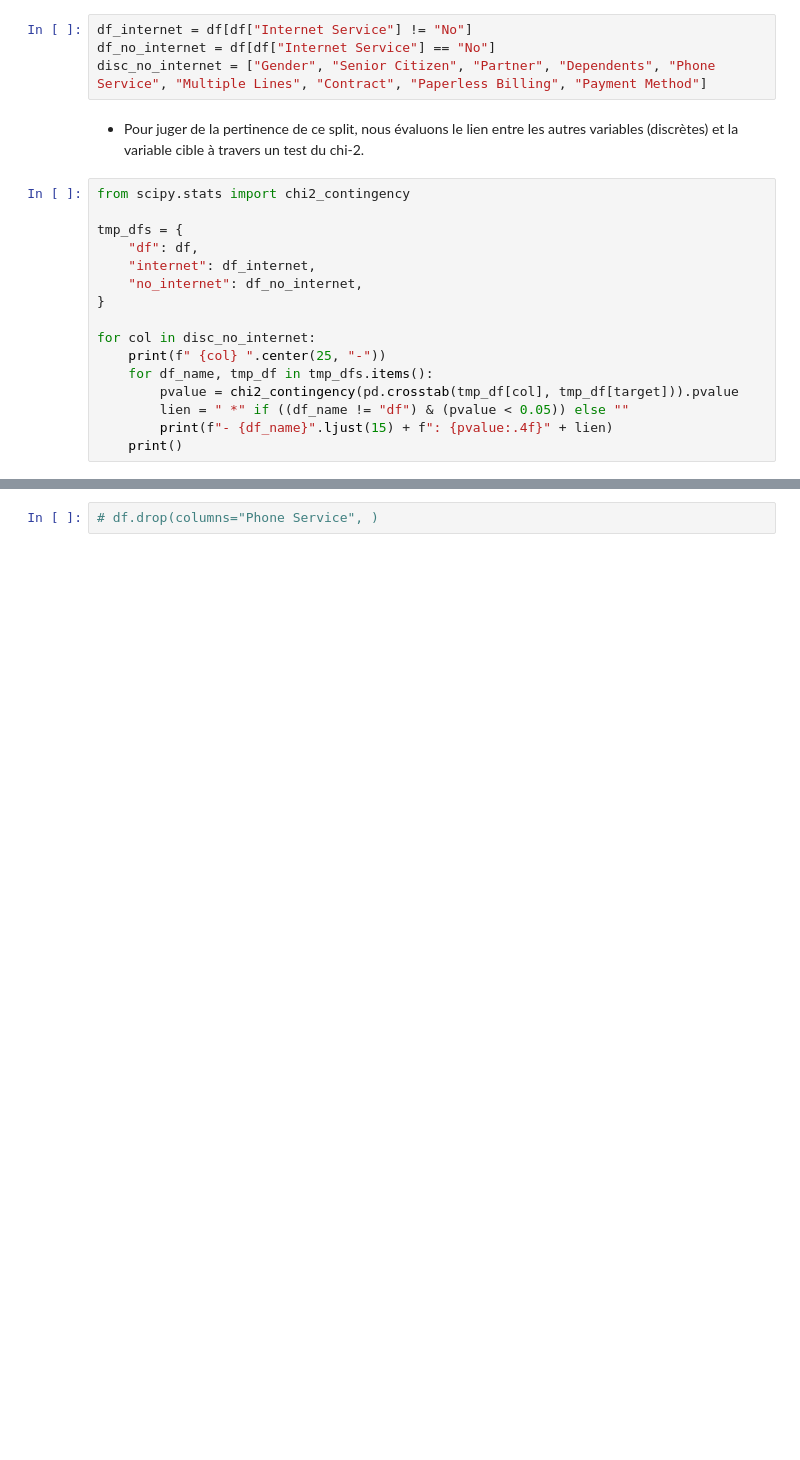
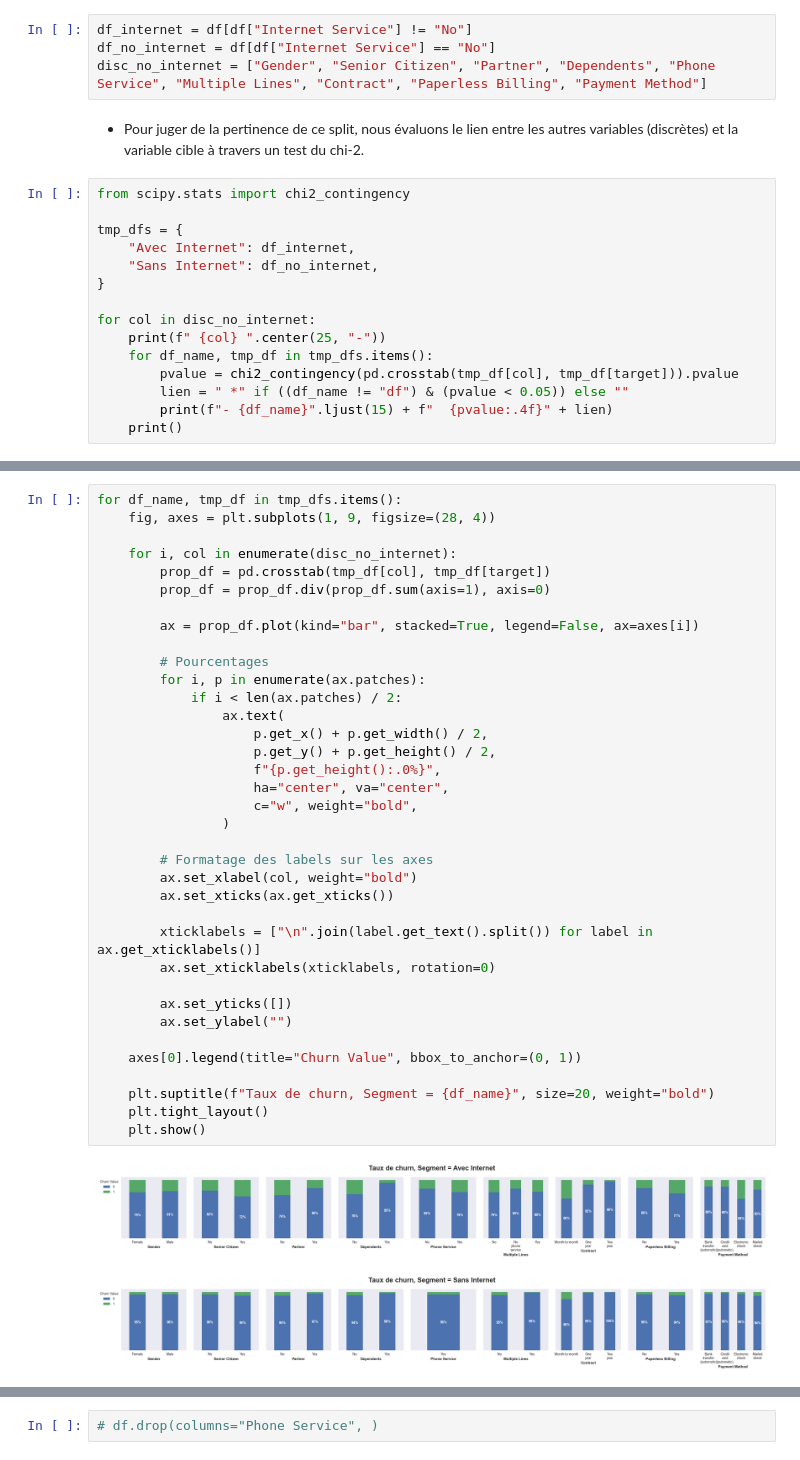
Before and after one commit to bryantchakote/churn-services-numeriques, a Jupyter notebook: work.ipynb, the cells around one changed output, grey strips where cells are left out. Cells and saved outputs as stored; diff of their text form; blank space fills up the shorter version.

```diff
--- a/work.ipynb
+++ b/work.ipynb
@@ -169,9 +210,8 @@ disc_no_internet = ["Gender", "Senior Citizen", "Partner", "Dependents", "Phone
 from scipy.stats import chi2_contingency
 
 tmp_dfs = {
-    "df": df,
-    "internet": df_internet,
-    "no_internet": df_no_internet,
+    "Avec Internet": df_internet,
+    "Sans Internet": df_no_internet,
 }
 
 for col in disc_no_internet:
@@ -179,7 +219,7 @@ for col in disc_no_internet:
     for df_name, tmp_df in tmp_dfs.items():
         pvalue = chi2_contingency(pd.crosstab(tmp_df[col], tmp_df[target])).pvalue
         lien = " *" if ((df_name != "df") & (pvalue < 0.05)) else ""
-        print(f"- {df_name}".ljust(15) + f": {pvalue:.4f}" + lien)
+        print(f"- {df_name}".ljust(15) + f"  {pvalue:.4f}" + lien)
     print()
 # %% [output]
 --------- Gender --------
@@ -215,0 +260,39 @@ for col in disc_no_internet:
+# %%
+for df_name, tmp_df in tmp_dfs.items():
+    fig, axes = plt.subplots(1, 9, figsize=(28, 4))
+
+    for i, col in enumerate(disc_no_internet):
+        prop_df = pd.crosstab(tmp_df[col], tmp_df[target])
+        prop_df = prop_df.div(prop_df.sum(axis=1), axis=0)
+
+        ax = prop_df.plot(kind="bar", stacked=True, legend=False, ax=axes[i])
+
+        # Pourcentages
+        for i, p in enumerate(ax.patches):
+            if i < len(ax.patches) / 2:
+                ax.text(
+                    p.get_x() + p.get_width() / 2,
+                    p.get_y() + p.get_height() / 2,
+                    f"{p.get_height():.0%}",
+                    ha="center", va="center",
+                    c="w", weight="bold",
+                )
+
+        # Formatage des labels sur les axes
+        ax.set_xlabel(col, weight="bold")
+        ax.set_xticks(ax.get_xticks())
+
+        xticklabels = ["\n".join(label.get_text().split()) for label in ax.get_xticklabels()]
+        ax.set_xticklabels(xticklabels, rotation=0)
+
+        ax.set_yticks([])
+        ax.set_ylabel("")
+
+    axes[0].legend(title="Churn Value", bbox_to_anchor=(0, 1))
+
+    plt.suptitle(f"Taux de churn, Segment = {df_name}", size=20, weight="bold")
+    plt.tight_layout()
+    plt.show()
+# %% [output]
+[figure, added]
+[figure, added]
```
Also changed, not shown: parts of 9 cells of this notebook.
